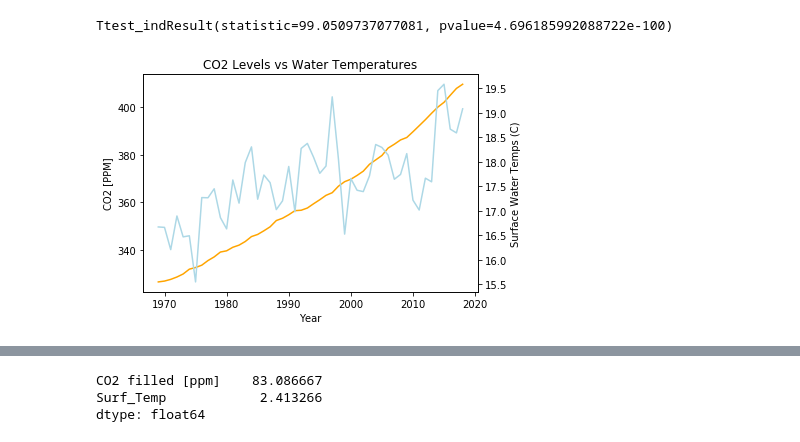
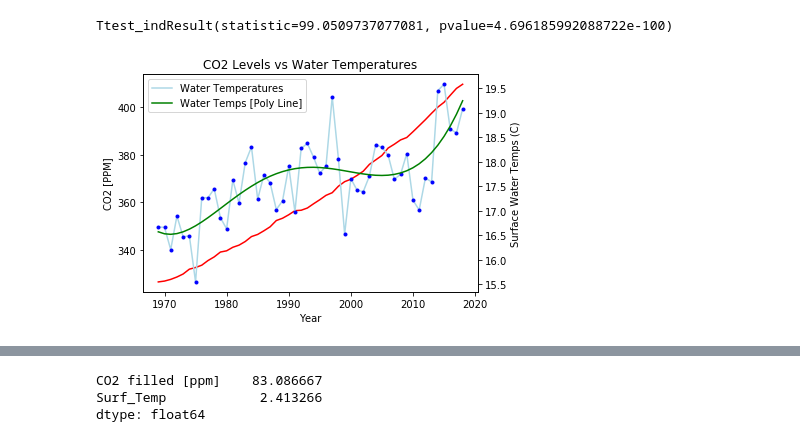
Before and after one commit to giantmagellan/sandiego-climate-analysis, a Jupyter notebook: CO2/CO2Levels.ipynb, the cells around one changed output, grey strips where cells are left out. Saved outputs shown, nothing was run; the diff lists cells and outputs as text; code cells hidden in the pictures.

Commit message:
Poly Lines

```diff
--- a/CO2/CO2Levels.ipynb
+++ b/CO2/CO2Levels.ipynb
@@ -79,18 +80,30 @@ Ttest_indResult(statistic=99.0509737077081, pvalue=4.696185992088722e-100)
 # %%
 # Plot sea temps vs co2 levels
 
 fig, ax1 = plt.subplots()
-ax1.plot(samples['CO2 filled [ppm]'],color='orange')
+ax1.plot(samples['CO2 filled [ppm]'],color='red',label='CO2 Levels')
 
 ax2 = ax1.twinx()
-ax2.plot(samples['Surf_Temp'],color='lightblue')
+ax2.plot(samples['Surf_Temp'],color='lightblue',label='Water Temperatures')
 
 plt.title('CO2 Levels vs Water Temperatures')
 ax1.set_xlabel('Year')
 ax1.set_ylabel('CO2 [PPM]')
 ax2.set_ylabel('Surface Water Temps (C)')
 
+yr = samples.index
+tmp = samples['Surf_Temp']
+z = np.polyfit(yr, tmp, 5)
+p = np.poly1d(z)
+
+ax2.plot(yr, tmp, '.',color='b')
+ax2.plot(yr, p(yr), '-',color='g', label='Water Temps [Poly Line]')
+
+plt.legend()
+
+
 
 plt.savefig('CO2Water.png')
+#legend
 # %% [output]
-[figure, old version]
+[figure, new version]
```
Also changed, not shown: parts of 10 cells of this notebook, 5 other files.
